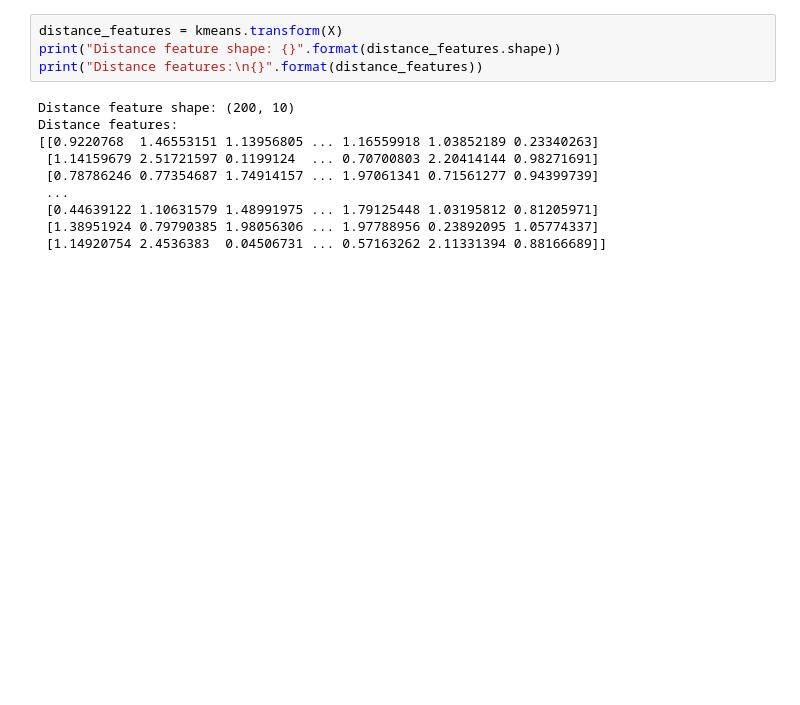
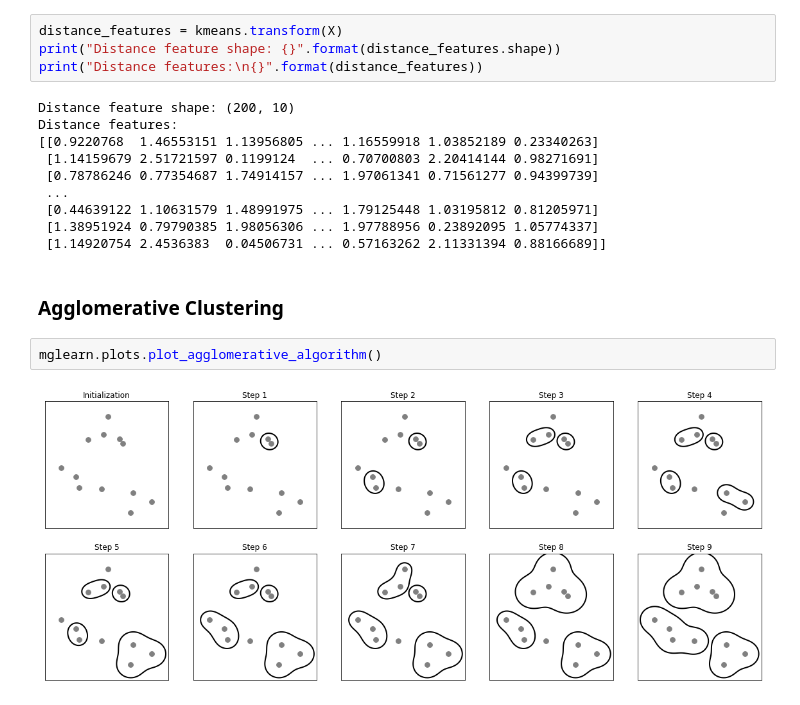
Before and after one commit to rodferro/introduction-to-ml, a Jupyter notebook: 03-unsupervised-learning.ipynb, the cells around one changed output. Drawn from its saved outputs; the diff is of its cells as text; blank space fills up the shorter version.

Commit message:
Add Agglomerative Clustering

```diff
--- a/03-unsupervised-learning.ipynb
+++ b/03-unsupervised-learning.ipynb
@@ -765,3 +765,9 @@ Distance features:
  [0.44639122 1.10631579 1.48991975 ... 1.79125448 1.03195812 0.81205971]
  [1.38951924 0.79790385 1.98056306 ... 1.97788956 0.23892095 1.05774337]
  [1.14920754 2.4536383  0.04506731 ... 0.57163262 2.11331394 0.88166689]]
+# %% [markdown]
+### Agglomerative Clustering
+# %%
+mglearn.plots.plot_agglomerative_algorithm()
+# %% [output]
+[figure, added]
```
Also changed, not shown: parts of 4 cells of this notebook.
